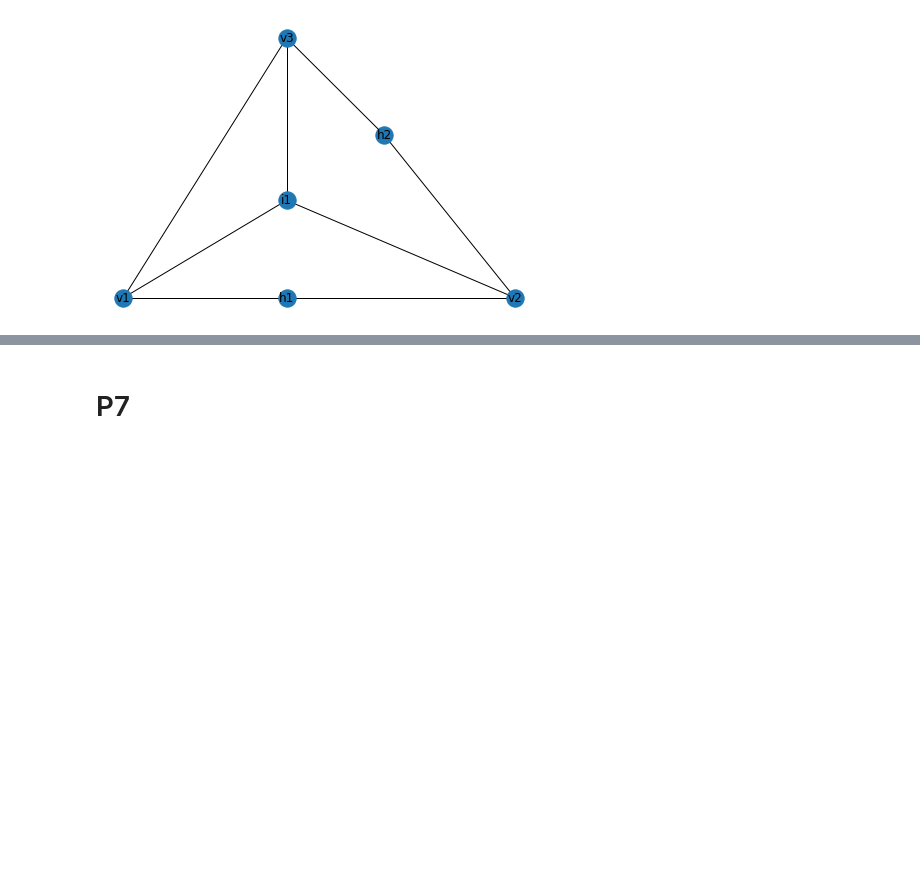
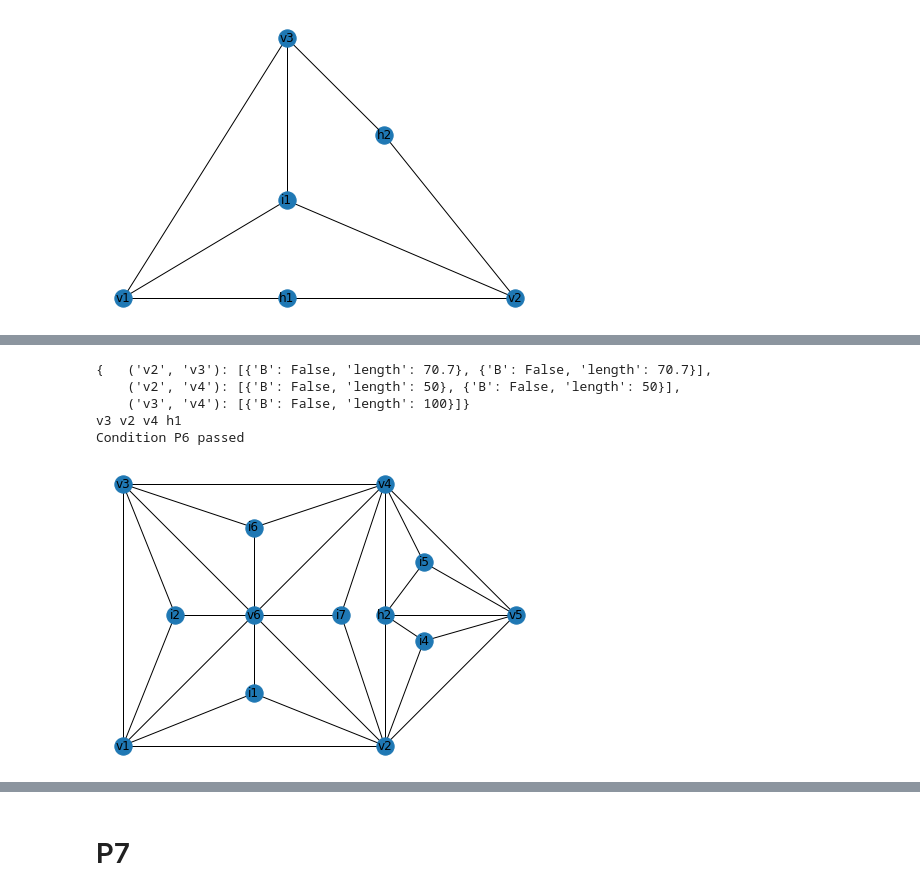
Before and after one commit to aleqsio/Terrain, a Jupyter notebook: CADY-ULTIMATE2.ipynb, the cells around one changed output, grey strips where cells are left out. Drawn from its saved outputs; the diff is of its cells as text; code cells hidden in the pictures; blank space fills up the shorter version.

```diff
--- a/CADY-ULTIMATE2.ipynb
+++ b/CADY-ULTIMATE2.ipynb
@@ -291,0 +477,16 @@ nx.draw(G, build_pos_dict(G), with_labels = True)
+# %%
+i = "i3"
+G = get_P6_test_graph()
+check = is_P6_possible(G, i)
+if check:
+    G = transform_P6(G, i)
+    nx.draw(G, build_pos_dict(G), with_labels = True)
+else:
+    print("P6 not possible on this graph for " + i)
+# %% [output]
+{   ('v2', 'v3'): [{'B': False, 'length': 70.7}, {'B': False, 'length': 70.7}],
+    ('v2', 'v4'): [{'B': False, 'length': 50}, {'B': False, 'length': 50}],
+    ('v3', 'v4'): [{'B': False, 'length': 100}]}
+v3 v2 v4 h1
+Condition P6 passed
+[figure, added]
```
Also changed, not shown: parts of 8 cells of this notebook.
